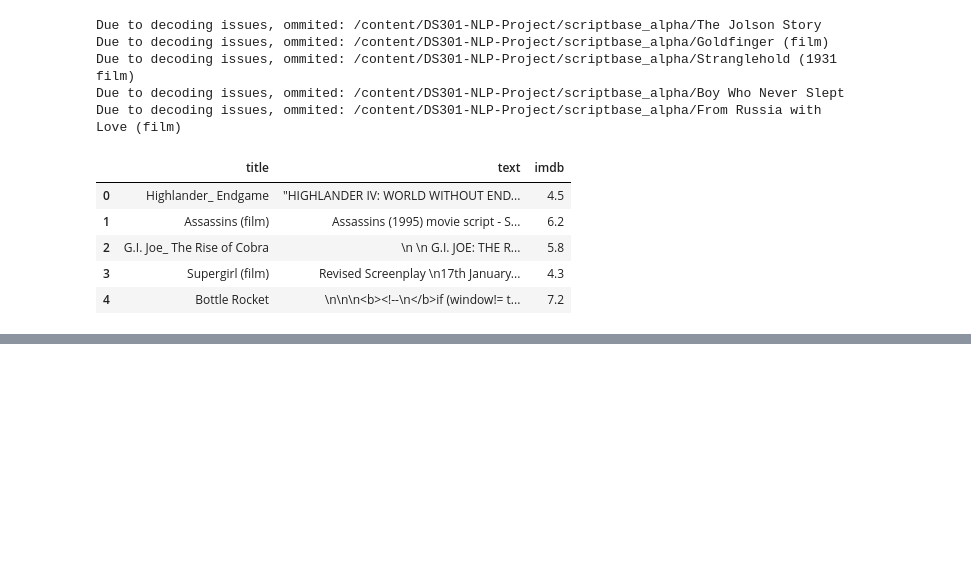
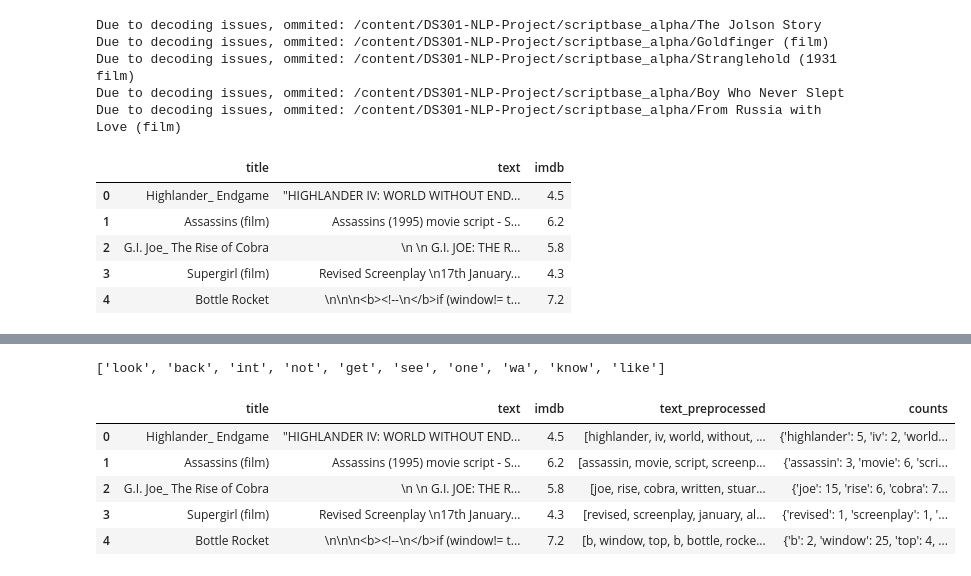
Before and after one commit to wangluheng328/DS301-NLP-Project, a Jupyter notebook: DS301_Project.ipynb, the cells around one changed output, grey strips where cells are left out. Drawn from its saved outputs; the diff is of its cells as text; code cells hidden in the pictures; blank space fills up the shorter version.

```diff
--- a/DS301_Project.ipynb
+++ b/DS301_Project.ipynb
@@ -46,3 +47,19 @@ df.head()
 | 2 | G.I. Joe_ The Rise of Cobra | \n \n G.I. JOE: THE R... | 5.8 |
 | 3 | Supergirl (film) | Revised Screenplay \n17th January... | 4.3 |
 | 4 | Bottle Rocket | \n\n\n<b><!--\n</b>if (window!= t... | 7.2 |
+# %%
+import nltk
+from nltk.text import Text
+from nltk import word_tokenize
+from nltk.corpus import stopwords
+from nltk.stem import WordNetLemmatizer
+from tqdm import tqdm
+
+nltk.download('wordnet')
+nltk.download('stopwords')
+stopwords = stopwords.words('english')
+stopwords.remove('not')
+stopwords.append('\n')
+stopwords.append('<b>')
+nltk.download('punkt')
+lemmatizer = WordNetLemmatizer()
@@ -48,0 +73,18 @@ df.head()
+# %%
+def process_text(text):
+    clean_text = text
+    clean_text = clean_text.lower()
+    tokens = word_tokenize(clean_text)
+
+    clean_tokens = []
+
+    for token in tokens:
+      token = lemmatizer.lemmatize(token)
+      if token not in stopwords and token.isalpha():
+        clean_tokens.append(lemmatizer.lemmatize(token))
+    return clean_tokens
+# %%
+processed = []
+for i in tqdm(range(len(df['text']))):
+  processed.append(process_text(df['text'][i]))
+df['text_preprocessed'] = processed
@@ -48,0 +99,17 @@ df.head()
+# %%
+top_10k[:10]
+# %% [output]
+['look', 'back', 'int', 'not', 'get', 'see', 'one', 'wa', 'know', 'like']
+# %%
+dicts = []
+for processed_list in df.text_preprocessed:
+  dicts.append(dict(Counter(processed_list)))
+df['counts'] = dicts
+df.head()
+# %% [output]
+|  | title | text | imdb | text_preprocessed | counts |
+| 0 | Highlander_ Endgame | "HIGHLANDER IV: WORLD WITHOUT END... | 4.5 | [highlander, iv, world, without, ... | {'highlander': 5, 'iv': 2, 'world... |
+| 1 | Assassins (film) | Assassins (1995) movie script - S... | 6.2 | [assassin, movie, script, screenp... | {'assassin': 3, 'movie': 6, 'scri... |
+| 2 | G.I. Joe_ The Rise of Cobra | \n \n G.I. JOE: THE R... | 5.8 | [joe, rise, cobra, written, stuar... | {'joe': 15, 'rise': 6, 'cobra': 7... |
+| 3 | Supergirl (film) | Revised Screenplay \n17th January... | 4.3 | [revised, screenplay, january, al... | {'revised': 1, 'screenplay': 1, '... |
+| 4 | Bottle Rocket | \n\n\n<b><!--\n</b>if (window!= t... | 7.2 | [b, window, top, b, bottle, rocke... | {'b': 2, 'window': 25, 'top': 4, ... |
```
Also changed, not shown: parts of 10 cells of this notebook, 1 other file.
